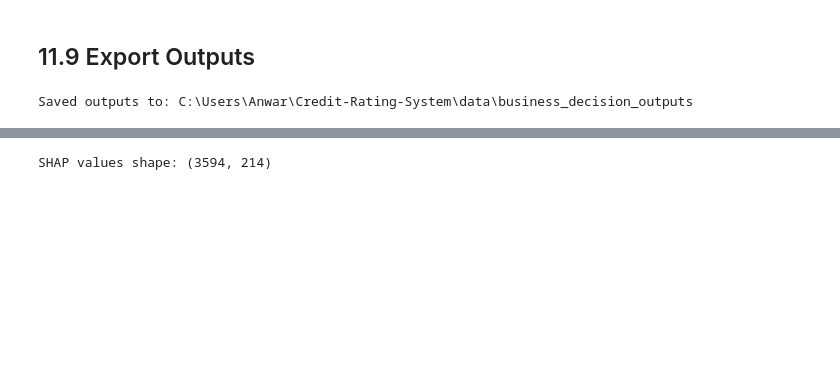
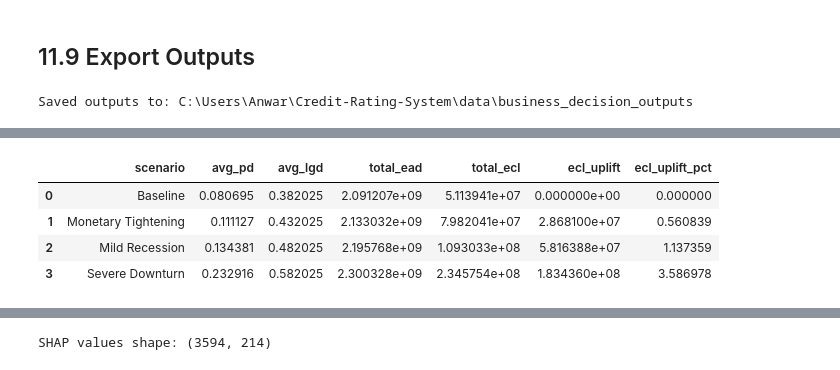
Before and after one commit to heyitzrizki/Credit-Rating-System, a Jupyter notebook: notebooks/credit_rating_final.ipynb, the cells around one changed output, grey strips where cells are left out. Saved outputs shown, nothing was run; the diff lists cells and outputs as text; code cells hidden in the pictures; blank space fills up the shorter version.

```diff
--- a/notebooks/credit_rating_final.ipynb
+++ b/notebooks/credit_rating_final.ipynb
@@ -3703,0 +3904,40 @@ high_risk_summary
+# %%
+scenario_summaries = []
+scenario_outputs = {}
+
+base_total_ecl = portfolio_ecl["ECL_base"].sum()
+
+for scenario_name, scenario_config in MACRO_SCENARIOS.items():
+    stressed_df = apply_macro_stress(
+        portfolio_ecl,
+        scenario=scenario_config,
+        sensitivity=MACRO_SENSITIVITY,
+        pd_col="pd_calibrated",
+        lgd_col="LGD",
+        ead_col="EAD",
+        base_ecl_col="ECL_base"
+    )
+
+    scenario_outputs[scenario_name] = stressed_df
+
+    total_ecl = stressed_df["ECL_stressed"].sum()
+
+    scenario_summaries.append({
+        "scenario": scenario_name,
+        "avg_pd": stressed_df["PD_stressed"].mean(),
+        "avg_lgd": stressed_df["LGD_stressed"].mean(),
+        "total_ead": stressed_df["EAD_stressed"].sum(),
+        "total_ecl": total_ecl,
+        "ecl_uplift": total_ecl - base_total_ecl,
+        "ecl_uplift_pct": (total_ecl / base_total_ecl) - 1
+    })
+
+stress_summary_df = pd.DataFrame(scenario_summaries)
+
+stress_summary_df
+# %% [output]
+|  | scenario | avg_pd | avg_lgd | total_ead | total_ecl | ecl_uplift | ecl_uplift_pct |
+| 0 | Baseline | 0.080695 | 0.382025 | 2.091207e+09 | 5.113941e+07 | 0.000000e+00 | 0.000000 |
+| 1 | Monetary Tightening | 0.111127 | 0.432025 | 2.133032e+09 | 7.982041e+07 | 2.868100e+07 | 0.560839 |
+| 2 | Mild Recession | 0.134381 | 0.482025 | 2.195768e+09 | 1.093033e+08 | 5.816388e+07 | 1.137359 |
+| 3 | Severe Downturn | 0.232916 | 0.582025 | 2.300328e+09 | 2.345754e+08 | 1.834360e+08 | 3.586978 |
```
Also changed, not shown: parts of 68 cells of this notebook, 25 other files.
